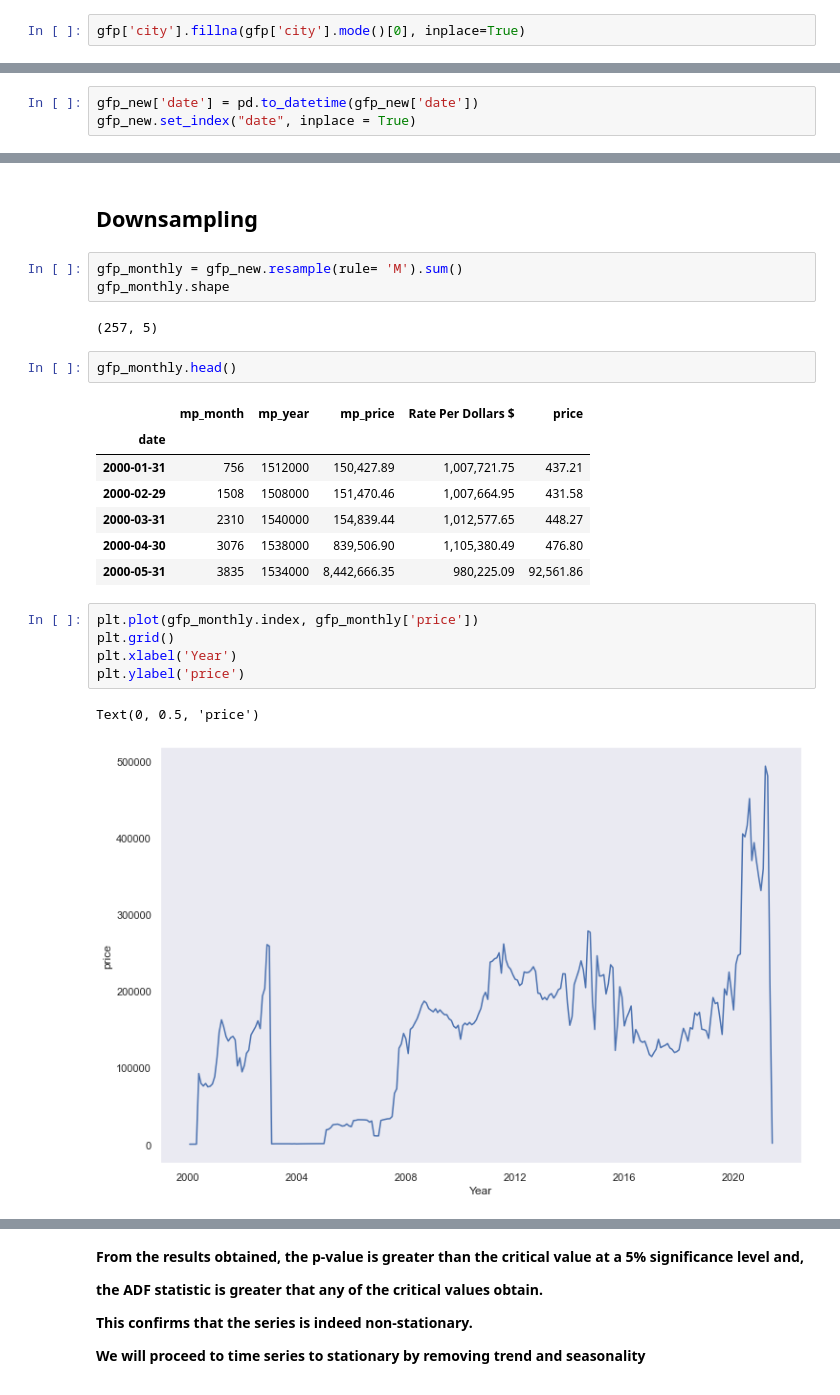
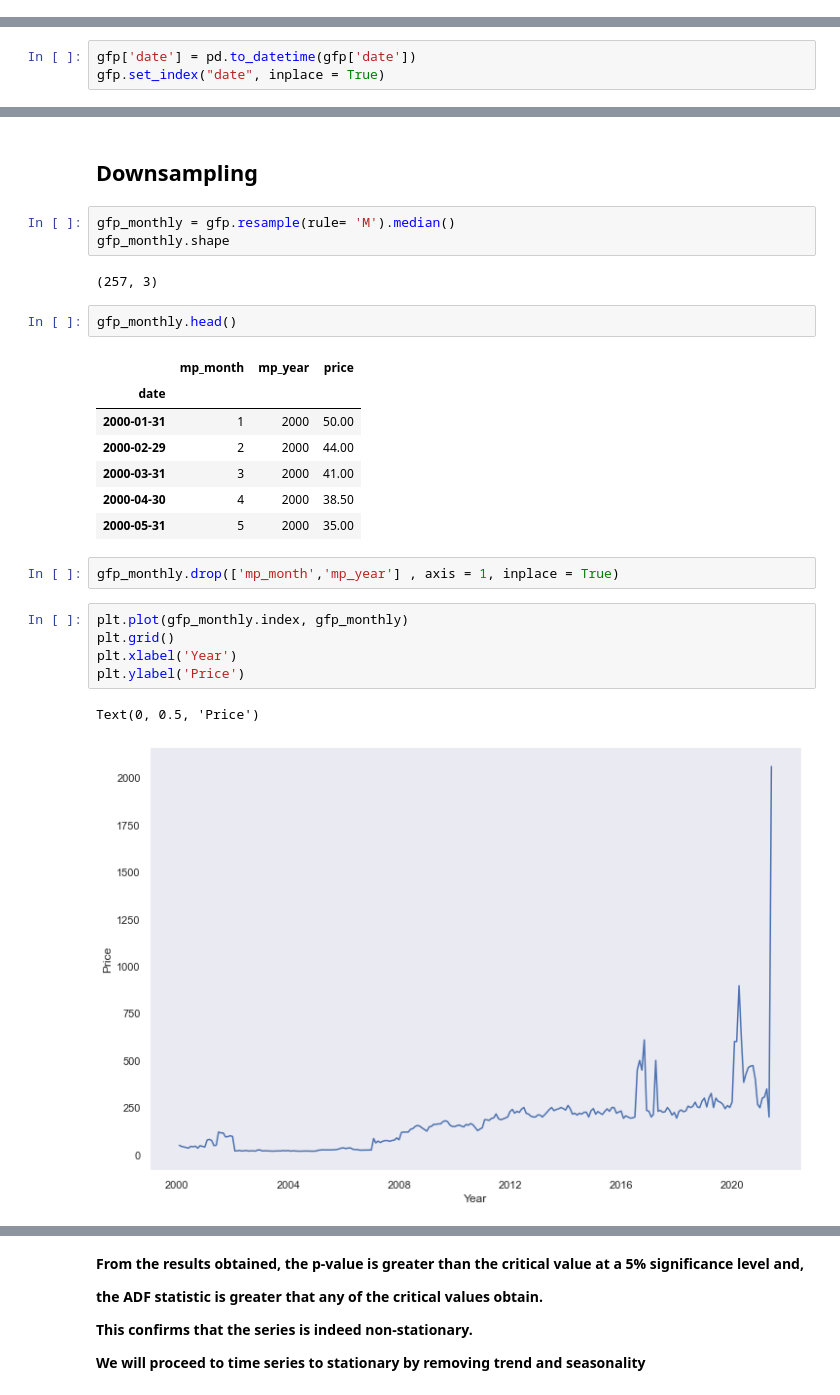
Before and after one commit to Hab-eeb/Global_Food_Price, a Jupyter notebook: MODELS/GLOBAL FOOD PRICE_TIME SERIES.ipynb, the cells around one changed output, grey strips where cells are left out. Cells and saved outputs as stored; diff of their text form.

```diff
--- a/MODELS/GLOBAL FOOD PRICE_TIME SERIES.ipynb
+++ b/MODELS/GLOBAL FOOD PRICE_TIME SERIES.ipynb
@@ -116,7 +96,5 @@ product     0
 dtype: int64
 # %%
 #gfp['city'].value_counts()
-# %%
-gfp['city'].fillna(gfp['city'].mode()[0], inplace=True)
 # %%
 curr_convert = pd.read_csv('currency convert.csv')
@@ -344,6 +289,6 @@ import statsmodels.api as sm
 # %% [markdown]
 ## Preproceesing
 # %%
-gfp_new['date'] = pd.to_datetime(gfp_new['date'])
-gfp_new.set_index("date", inplace = True)
+gfp['date'] = pd.to_datetime(gfp['date'])
+gfp.set_index("date", inplace = True)
 # %%
@@ -381,28 +324,30 @@ gfp_new.head()
 # %% [markdown]
 ## Downsampling
 # %%
-gfp_monthly = gfp_new.resample(rule= 'M').sum()
+gfp_monthly = gfp.resample(rule= 'M').median()
 gfp_monthly.shape
 # %% [output]
-(257, 5)
+(257, 3)
 # %%
 gfp_monthly.head()
 # %% [output]
-|  | mp_month | mp_year | mp_price | Rate Per Dollars $ | price |
-| date |  |  |  |  |  |
-| 2000-01-31 | 756 | 1512000 | 150,427.89 | 1,007,721.75 | 437.21 |
-| 2000-02-29 | 1508 | 1508000 | 151,470.46 | 1,007,664.95 | 431.58 |
-| 2000-03-31 | 2310 | 1540000 | 154,839.44 | 1,012,577.65 | 448.27 |
-| 2000-04-30 | 3076 | 1538000 | 839,506.90 | 1,105,380.49 | 476.80 |
-| 2000-05-31 | 3835 | 1534000 | 8,442,666.35 | 980,225.09 | 92,561.86 |
+|  | mp_month | mp_year | price |
+| date |  |  |  |
+| 2000-01-31 | 1 | 2000 | 50.00 |
+| 2000-02-29 | 2 | 2000 | 44.00 |
+| 2000-03-31 | 3 | 2000 | 41.00 |
+| 2000-04-30 | 4 | 2000 | 38.50 |
+| 2000-05-31 | 5 | 2000 | 35.00 |
+# %%
+gfp_monthly.drop(['mp_month','mp_year'] , axis = 1, inplace = True)
 # %%
-plt.plot(gfp_monthly.index, gfp_monthly['price'])
+plt.plot(gfp_monthly.index, gfp_monthly)
 plt.grid()
 plt.xlabel('Year')
-plt.ylabel('price')
+plt.ylabel('Price')
 # %% [output]
-Text(0, 0.5, 'price')
+Text(0, 0.5, 'Price')
-[figure, old version]
+[figure, new version]
 # %%
 decompose_series = sm.tsa.seasonal_decompose(gfp_monthly['price'], model='additive')
 decompose_series.plot()
```
Also changed, not shown: parts of 65 cells of this notebook.
